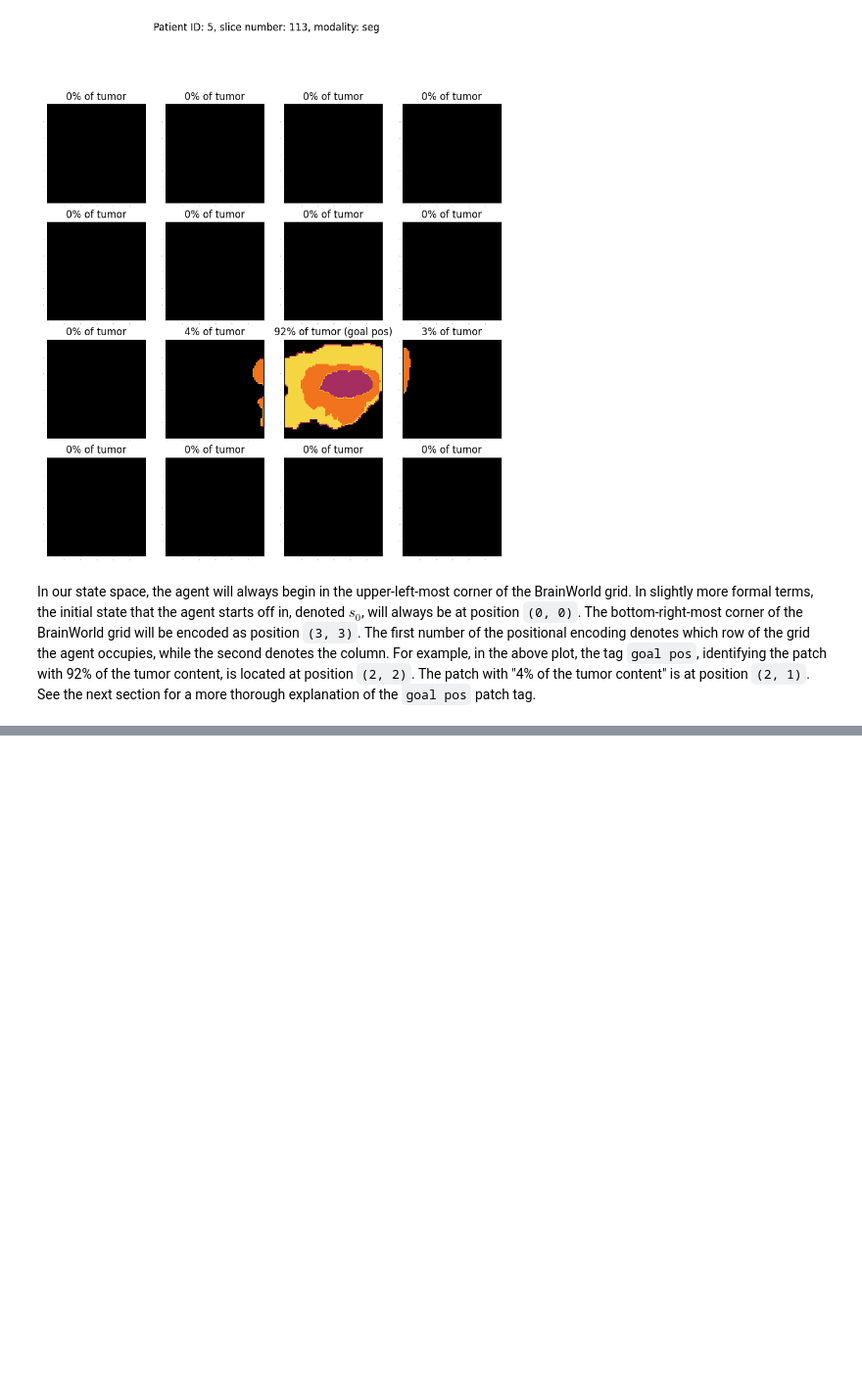
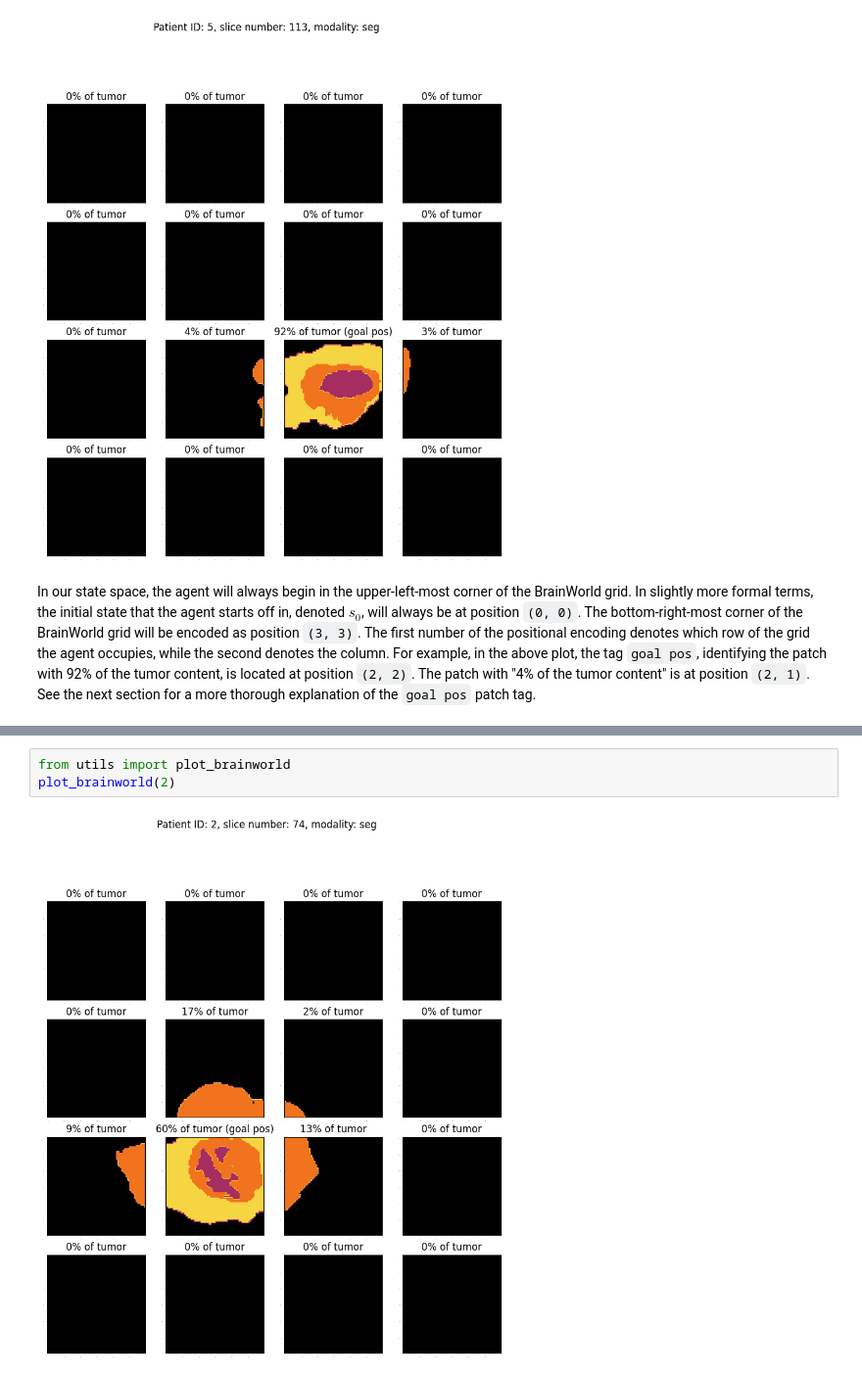
Before and after one commit to lawrence-chillrud/brainworld, a Jupyter notebook: src/brainworld-final-report.ipynb, the cells around one changed output, grey strips where cells are left out. Shown: that part at 98% size. Drawn from its saved outputs; the diff is of its cells as text; blank space fills up the shorter version.

```diff
--- a/src/brainworld-final-report.ipynb
+++ b/src/brainworld-final-report.ipynb
@@ -259,0 +647,5 @@ In our implementation, then, $\varepsilon$ is the exploitation rate, since $\var
+# %%
+from utils import plot_brainworld
+plot_brainworld(2)
+# %% [output]
+[figure, added]
```
Also changed, not shown: parts of 15 cells of this notebook.
